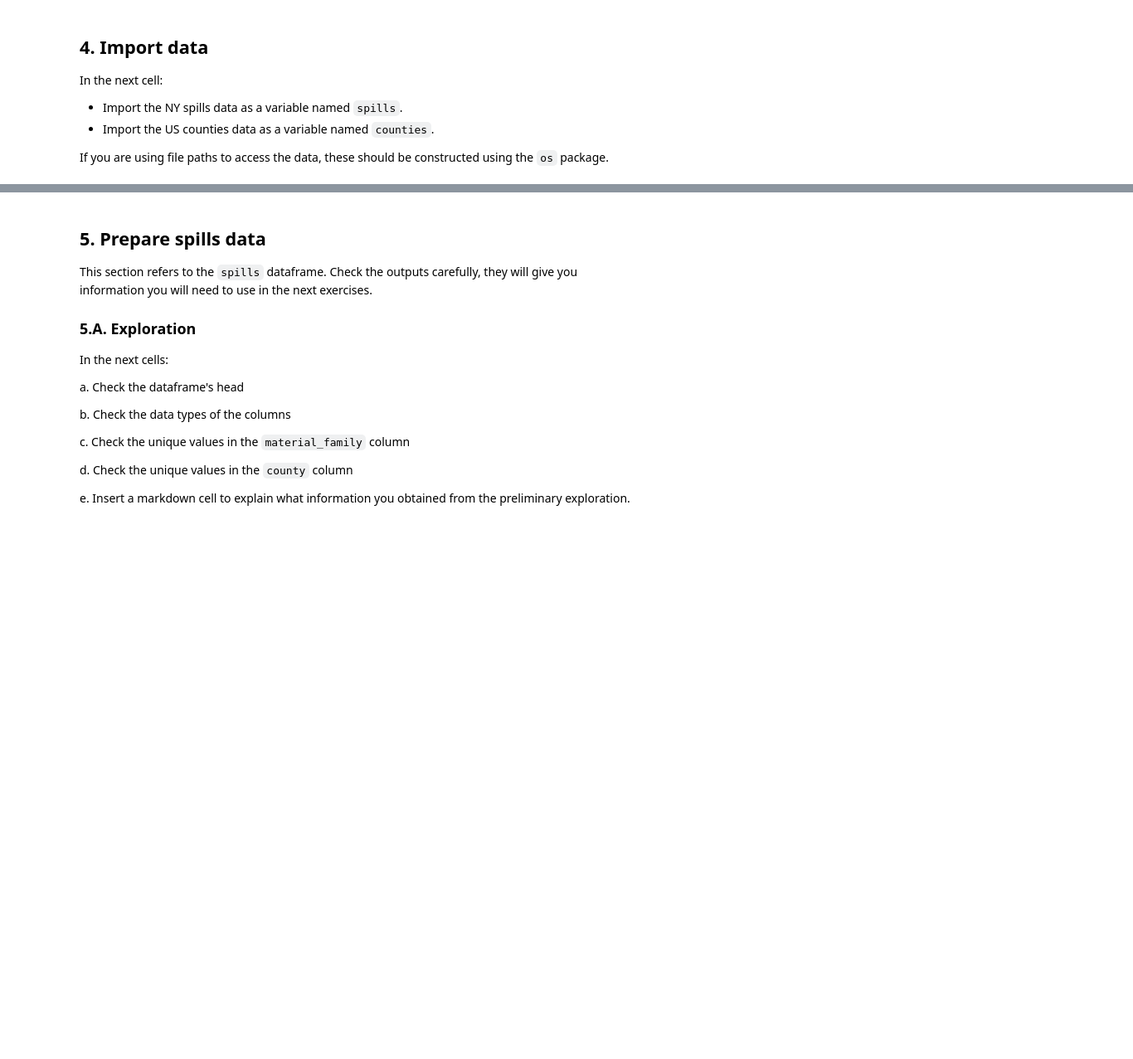
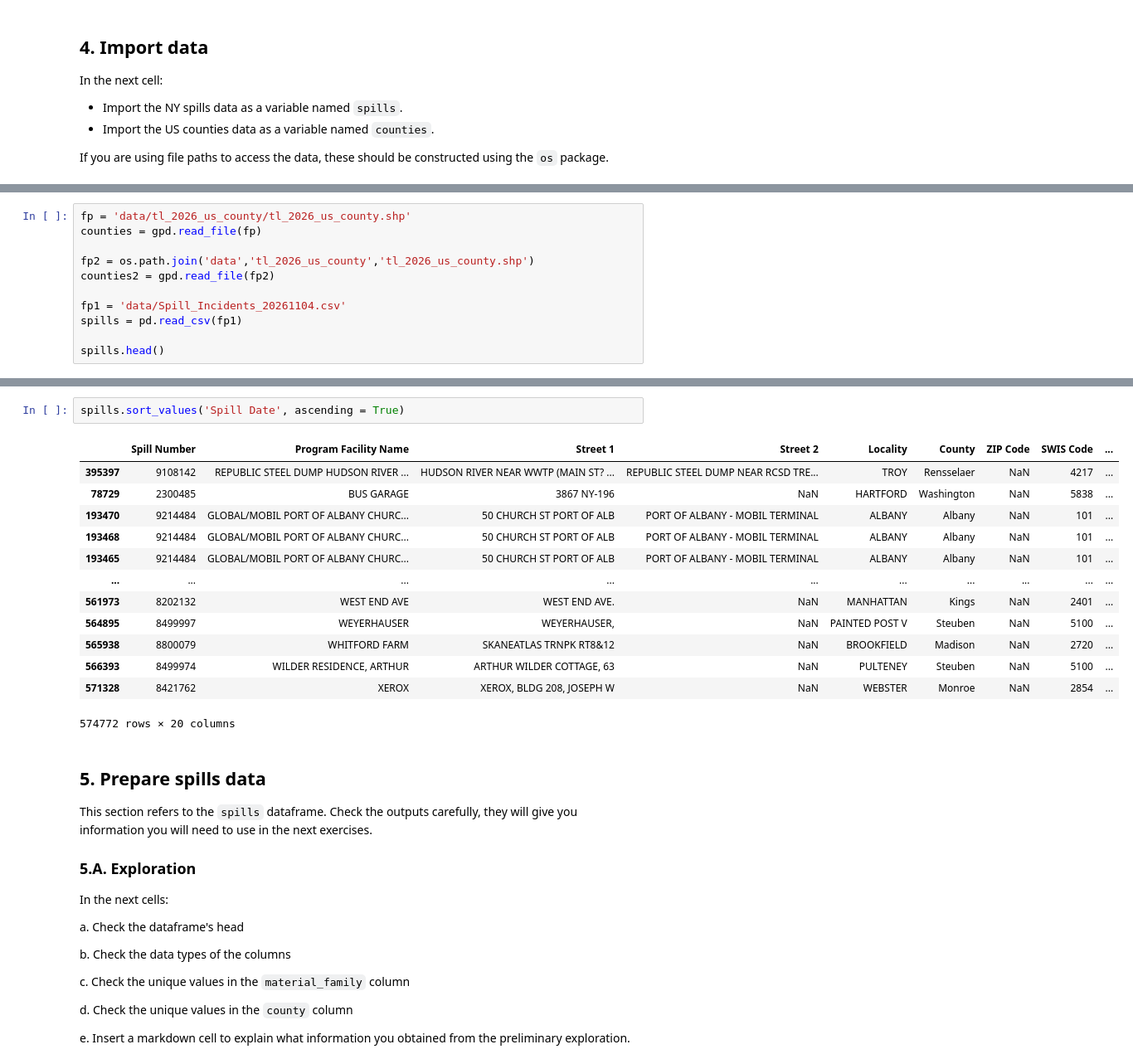
Before and after one commit to cloover7/eds220-hwk3, a Jupyter notebook: hwk3-task2-spills.ipynb, the cells around one changed output, grey strips where cells are left out. Shown at 83% size. Cells and saved outputs as stored; diff of their text form; blank space fills up the shorter version.

Commit message:
read in data

```diff
--- a/hwk3-task2-spills.ipynb
+++ b/hwk3-task2-spills.ipynb
@@ -106,0 +108,11 @@ counties = ...
+# %%
+fp = 'data/tl_2026_us_county/tl_2026_us_county.shp'
+counties = gpd.read_file(fp)
+
+fp2 = os.path.join('data','tl_2026_us_county','tl_2026_us_county.shp')
+counties2 = gpd.read_file(fp2)
+
+fp1 = 'data/Spill_Incidents_20261104.csv'
+spills = pd.read_csv(fp1)
+
+spills.head()
@@ -107,3 +126,19 @@ counties = ...
+# %%
+spills.sort_values('Spill Date', ascending = True)
+# %% [output]
+|  | Spill Number | Program Facility Name | Street 1 | Street 2 | Locality | County | ZIP Code | SWIS Code | ... |
+| 395397 | 9108142 | REPUBLIC STEEL DUMP HUDSON RIVER ... | HUDSON RIVER NEAR WWTP (MAIN ST? ... | REPUBLIC STEEL DUMP NEAR RCSD TRE... | TROY | Rensselaer | NaN | 4217 | ... |
+| 78729 | 2300485 | BUS GARAGE | 3867 NY-196 | NaN | HARTFORD | Washington | NaN | 5838 | ... |
+| 193470 | 9214484 | GLOBAL/MOBIL PORT OF ALBANY CHURC... | 50 CHURCH ST PORT OF ALB | PORT OF ALBANY - MOBIL TERMINAL | ALBANY | Albany | NaN | 101 | ... |
+| 193468 | 9214484 | GLOBAL/MOBIL PORT OF ALBANY CHURC... | 50 CHURCH ST PORT OF ALB | PORT OF ALBANY - MOBIL TERMINAL | ALBANY | Albany | NaN | 101 | ... |
+| 193465 | 9214484 | GLOBAL/MOBIL PORT OF ALBANY CHURC... | 50 CHURCH ST PORT OF ALB | PORT OF ALBANY - MOBIL TERMINAL | ALBANY | Albany | NaN | 101 | ... |
+| ... | ... | ... | ... | ... | ... | ... | ... | ... | ... |
+| 561973 | 8202132 | WEST END AVE | WEST END AVE. | NaN | MANHATTAN | Kings | NaN | 2401 | ... |
+| 564895 | 8499997 | WEYERHAUSER | WEYERHAUSER, | NaN | PAINTED POST V | Steuben | NaN | 5100 | ... |
+| 565938 | 8800079 | WHITFORD FARM | SKANEATLAS TRNPK RT8&12 | NaN | BROOKFIELD | Madison | NaN | 2720 | ... |
+| 566393 | 8499974 | WILDER RESIDENCE, ARTHUR | ARTHUR WILDER COTTAGE, 63 | NaN | PULTENEY | Steuben | NaN | 5100 | ... |
+| 571328 | 8421762 | XEROX | XEROX, BLDG 208, JOSEPH W | NaN | WEBSTER | Monroe | NaN | 2854 | ... |
+574772 rows × 20 columns
 # %% [markdown]
 <!-- BEGIN QUESTION -->
 
```
Also changed, not shown: parts of 3 cells of this notebook.
